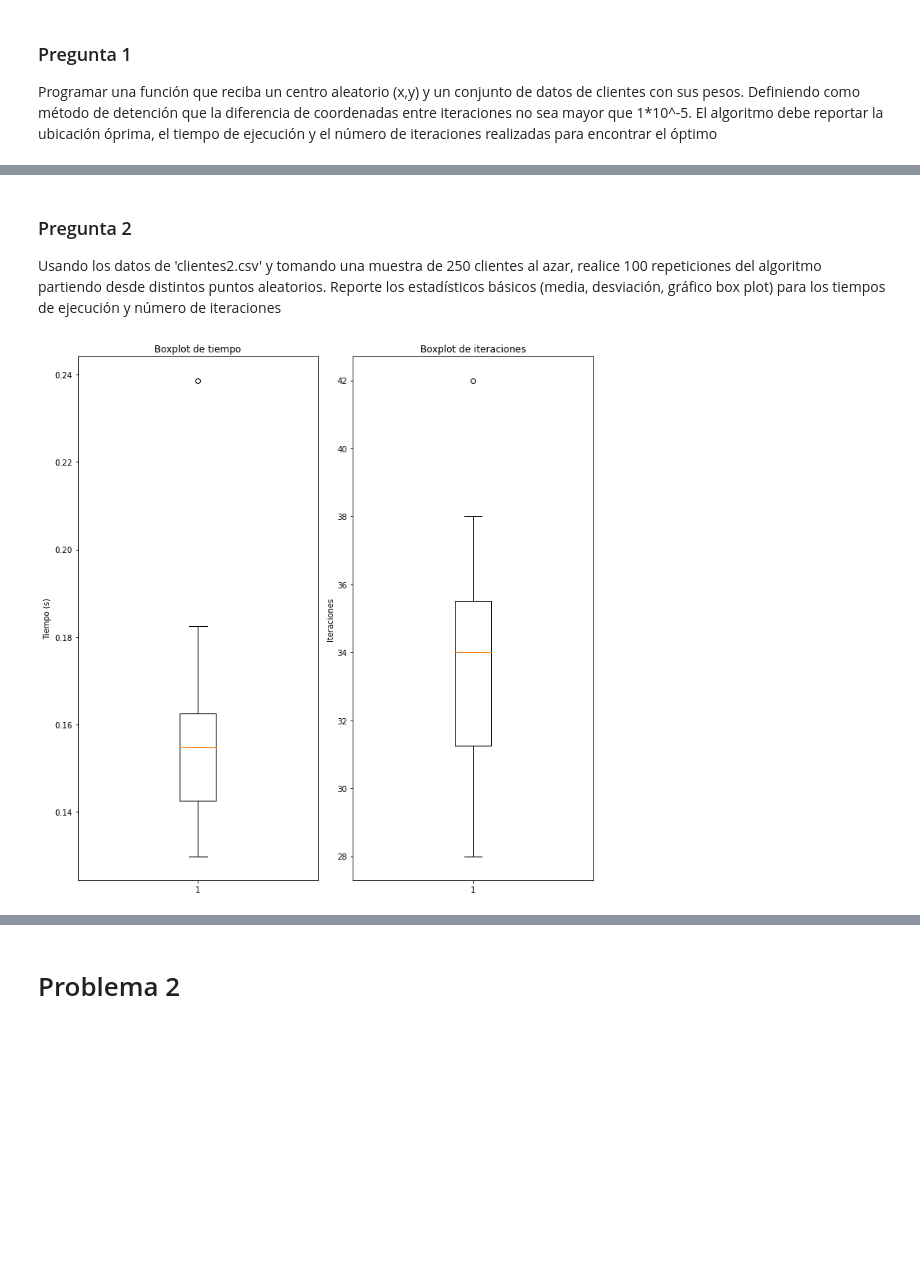
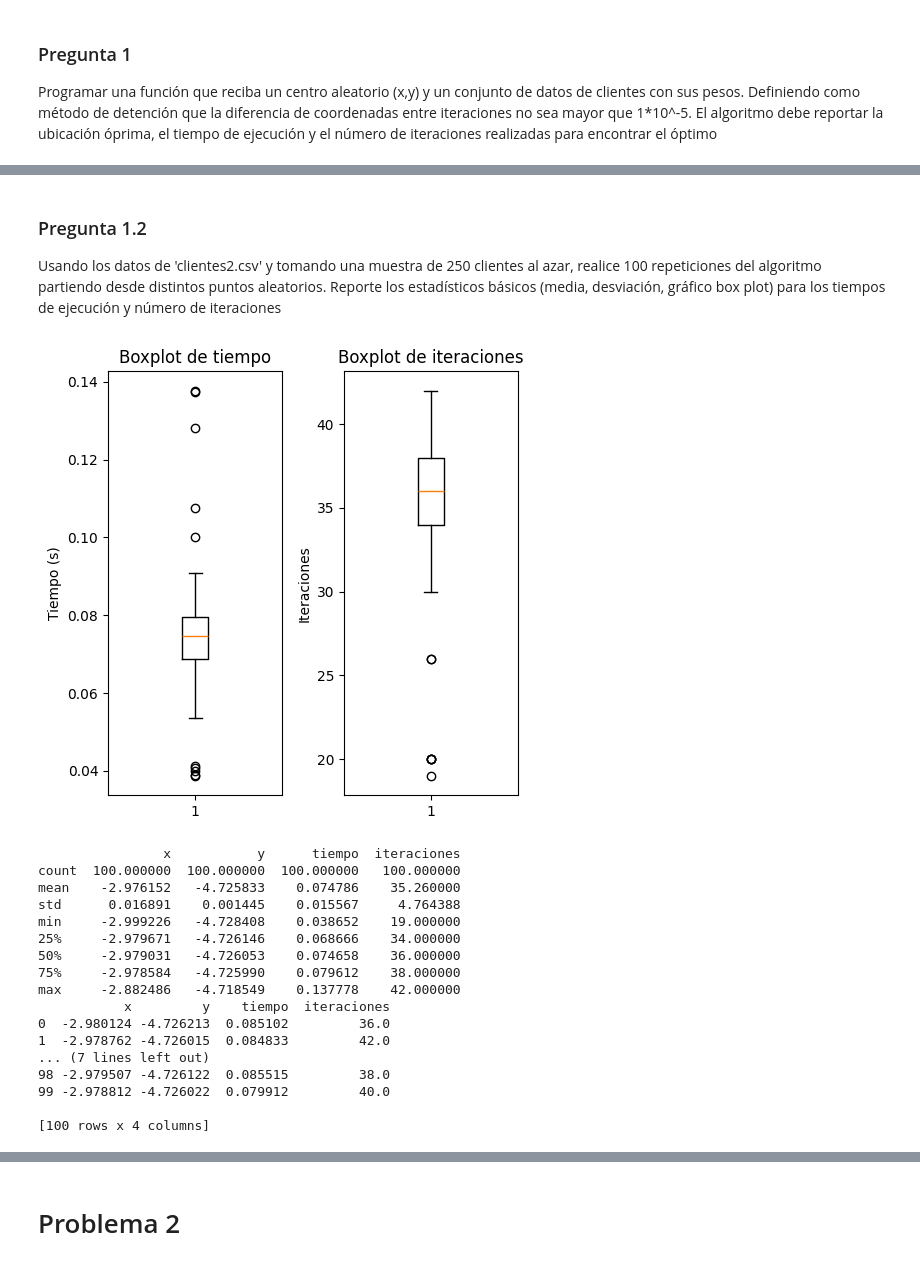
Before and after one commit to Mario-Rivera-A/Tarea1_GOA, a Jupyter notebook: tarea1.ipynb, the cells around one changed output, grey strips where cells are left out. Saved outputs shown, nothing was run; the diff lists cells and outputs as text; code cells hidden in the pictures; blank space fills up the shorter version.

Commit message:
Avance pregunta 1.3

```diff
--- a/tarea1.ipynb
+++ b/tarea1.ipynb
@@ -113,39 +113,58 @@ El modelo se demoró un tiempo de 0.6602981090545654 segundos y 36 iteraciones
 # %% [markdown]
-### Pregunta 2
+### Pregunta 1.2
 Usando los datos de 'clientes2.csv' y tomando una muestra de 250 clientes al azar, realice 100 repeticiones del algoritmo partiendo desde distintos puntos aleatorios. Reporte los estadísticos básicos (media, desviación, gráfico box plot) para los tiempos de ejecución y número de iteraciones
 # %%
 import matplotlib.pyplot as plt
 
 data_sample = data.sample(n=250)
 
 
 max_value_x = round(data_sample.iloc[:,0].max())
 min_value_x = round(data_sample.iloc[:,0].min())
 max_value_y = round(data_sample.iloc[:,1].max())
 min_value_y = round(data_sample.iloc[:,1].min())
 
 df_estadisticos = pd.DataFrame(columns=['x','y','tiempo','iteraciones'])
 
-for i in range(1,11):
+for i in range(0,100):
     x=random.randint(min_value_x,max_value_x)
     y=random.randint(min_value_y,max_value_y)
     posx, posy, tiempo, iteraciones = centro_euclidiano(x, y, data_sample, logs=False)
     df_estadisticos.loc[i] = [posx, posy, tiempo, iteraciones]
 
-df_estadisticos.describe()
 
-fig, axes = plt.subplots(1,2,figsize=(10,10))
+fig, axes = plt.subplots(1,2,figsize=(5,5))
 
 axes[0].boxplot(df_estadisticos['tiempo'])
 axes[0].set_title('Boxplot de tiempo')
 axes[0].set_ylabel('Tiempo (s)')
 
 axes[1].boxplot(df_estadisticos['iteraciones'])
 axes[1].set_title('Boxplot de iteraciones')
 axes[1].set_ylabel('Iteraciones')
 
 plt.tight_layout()
 
 plt.show()
+
+print(df_estadisticos.describe())
+print(df_estadisticos)
 # %% [output]
-[figure, old version]
+[figure, new version]
+                x           y      tiempo  iteraciones
+count  100.000000  100.000000  100.000000   100.000000
+mean    -2.976152   -4.725833    0.074786    35.260000
+std      0.016891    0.001445    0.015567     4.764388
+min     -2.999226   -4.728408    0.038652    19.000000
+25%     -2.979671   -4.726146    0.068666    34.000000
+50%     -2.979031   -4.726053    0.074658    36.000000
+75%     -2.978584   -4.725990    0.079612    38.000000
+max     -2.882486   -4.718549    0.137778    42.000000
+           x         y    tiempo  iteraciones
+0  -2.980124 -4.726213  0.085102         36.0
+1  -2.978762 -4.726015  0.084833         42.0
+... (7 lines left out)
+98 -2.979507 -4.726122  0.085515         38.0
+99 -2.978812 -4.726022  0.079912         40.0
+
+[100 rows x 4 columns]
```
Also changed, not shown: parts of 12 cells of this notebook.
